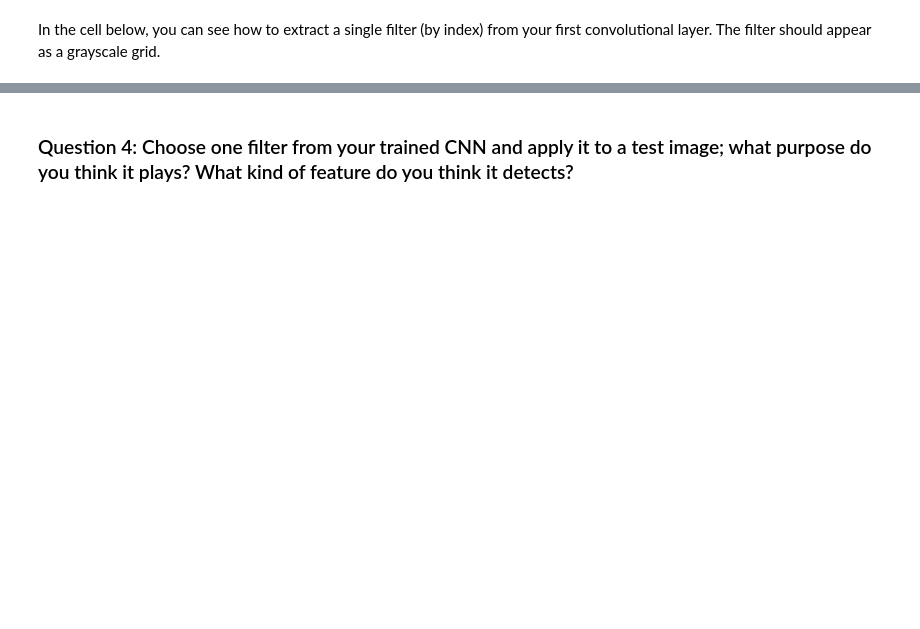
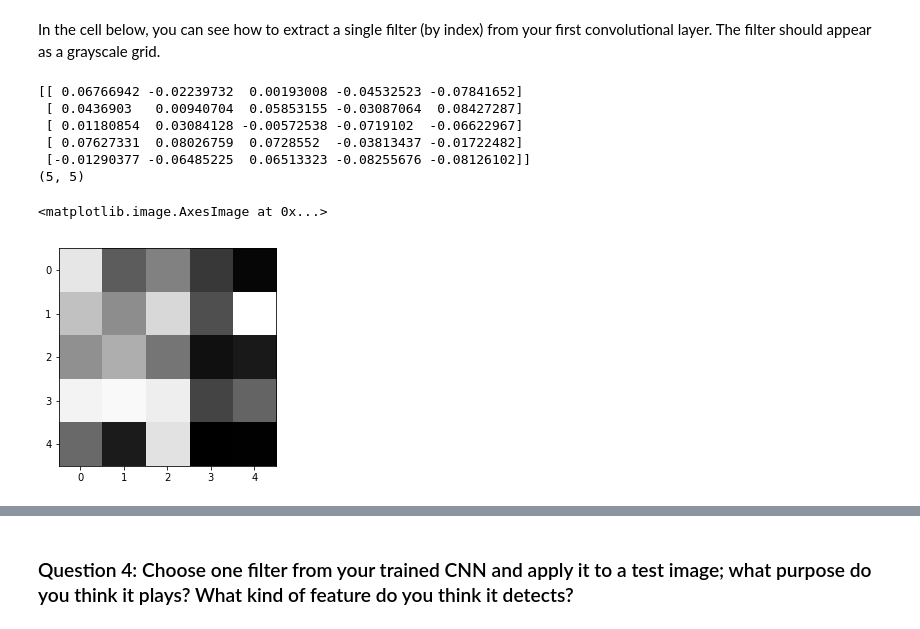
Before and after one commit to pradeepA2125/P1_Facial_Keypoints, a Jupyter notebook: 2. Define the Network Architecture.ipynb, the cells around one changed output, grey strips where cells are left out. Cells and saved outputs as stored; diff of their text form; code cells hidden in the pictures; blank space fills up the shorter version.

Commit message:
feat: added visualizations for filters

```diff
--- a/2. Define the Network Architecture.ipynb
+++ b/2. Define the Network Architecture.ipynb
@@ -523,3 +532,6 @@ After you've trained a well-performing model, answer the following questions so
 ## Feature Visualization
 
 Sometimes, neural networks are thought of as a black box, given some input, they learn to produce some output. CNN's are actually learning to recognize a variety of spatial patterns and you can visualize what each convolutional layer has been trained to recognize by looking at the weights that make up each convolutional kernel and applying those one at a time to a sample image. This technique is called feature visualization and it's useful for understanding the inner workings of a CNN.
+# %%
+net.load_state_dict(torch.load(model_dir+model_name))
+net.cpu().eval()
@@ -528,17 +551,26 @@ In the cell below, you can see how to extract a single filter (by index) from yo
 # %%
 # Get the weights in the first conv layer, "conv1"
 # if necessary, change this to reflect the name of your first conv layer
 weights1 = net.conv1.weight.data
 
 w = weights1.numpy()
 
-filter_index = 0
+filter_index = 2
 
 print(w[filter_index][0])
 print(w[filter_index][0].shape)
 
 # display the filter weights
 plt.imshow(w[filter_index][0], cmap='gray')
+# %% [output]
+[[ 0.06766942 -0.02239732  0.00193008 -0.04532523 -0.07841652]
+ [ 0.0436903   0.00940704  0.05853155 -0.03087064  0.08427287]
+ [ 0.01180854  0.03084128 -0.00572538 -0.0719102  -0.06622967]
+ [ 0.07627331  0.08026759  0.0728552  -0.03813437 -0.01722482]
+ [-0.01290377 -0.06485225  0.06513323 -0.08255676 -0.08126102]]
+(5, 5)
+<matplotlib.image.AxesImage at 0x...>
+[figure, added]
 # %% [markdown]
 ## Feature maps
 
```
Also changed, not shown: parts of 12 cells of this notebook.
